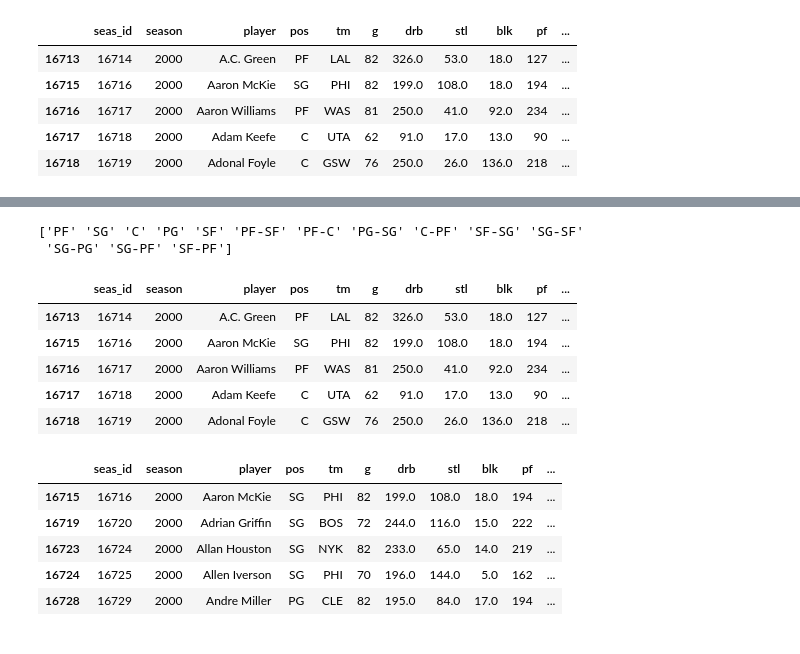
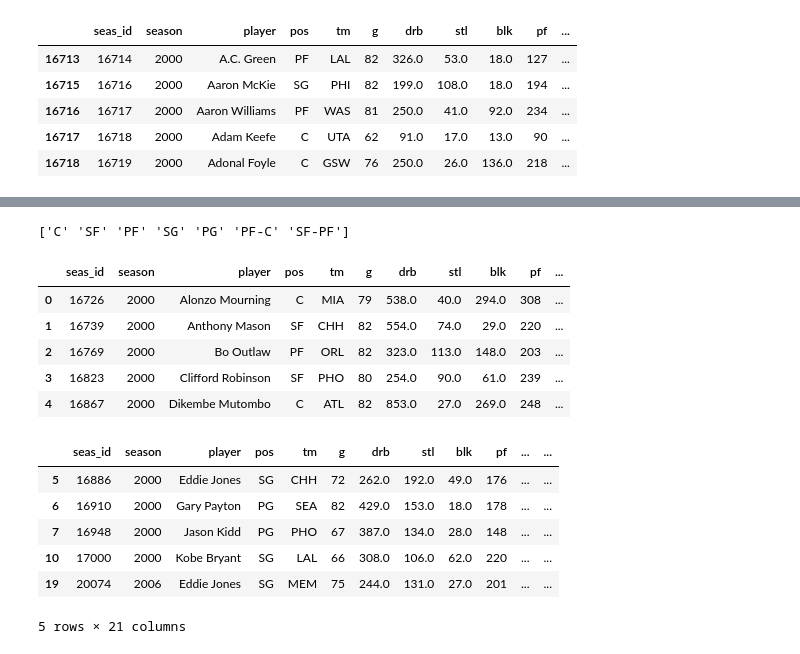
Before and after one commit to vtrackstar/Google-DA-Projects, a Jupyter notebook: best-defensive-nba-seasons.ipynb, the cells around one changed output, grey strips where cells are left out. Drawn from its saved outputs; the diff is of its cells as text; code cells hidden in the pictures.

Commit message:
Kaggle Notebook | Best Defensive NBA Seasons | Version 2

```diff
--- a/best-defensive-nba-seasons.ipynb
+++ b/best-defensive-nba-seasons.ipynb
@@ -42,12 +42,14 @@ playerpbp = pd.read_csv('/kaggle/input/nba-aba-baa-stats/Player Play By Play.csv
 playeraw = pd.read_csv('/kaggle/input/nba-aba-baa-stats/Player Award Shares.csv')
 playersh = pd.read_csv('/kaggle/input/nba-aba-baa-stats/Player Shooting.csv')
 playertot = pd.read_csv('/kaggle/input/nba-aba-baa-stats/Player Totals.csv')
+playeradv = pd.read_csv('/kaggle/input/nba-aba-baa-stats/Advanced.csv')
 
 print(playerpg.columns)
 print(playerpbp.columns)
 print(playeraw.columns)
 print(playersh.columns)
 print(playertot.columns)
+print(playeradv.columns)
 # %% [output]
 Index(['seas_id', 'season', 'player_id', 'player', 'birth_year', 'pos', 'age',
        'experience', 'lg', 'tm', 'g', 'gs', 'mp_per_game', 'fg_per_game',
@@ -69,12 +71,14 @@ Index(['seas_id', 'season', 'player_id', 'player', 'birth_year', 'pos', 'age',
 # %%
 defpg = playertot[['seas_id', 'season', 'player', 'pos', 'tm', 'g', 'drb', 'stl', 'blk', 'pf']]
 defpbp = playerpbp[['seas_id', 'on_court_plus_minus_per_100_poss', 'net_plus_minus_per_100_poss', 'shooting_foul_committed', 'offensive_foul_drawn']]
+defadv = playeradv[['seas_id', 'dws', 'dbpm']]
 
-defplr = defpg.merge(defpbp, on='seas_id', how='outer')
+defpr = defpg.merge(defpbp, on='seas_id', how='outer')
+defplr = defpr.merge(defadv, on='seas_id', how='outer')
 defplar = defplr.dropna()
 defplayr = defplar[defplar['g'] >= 60]
-defplayer = defplayr.copy()
-defplayer.head()
+dfplayer = defplayr.copy()
+dfplayer.head()
 # %% [output]
 |  | seas_id | season | player | pos | tm | g | drb | stl | blk | pf | ... |
 | 16713 | 16714 | 2000 | A.C. Green | PF | LAL | 82 | 326.0 | 53.0 | 18.0 | 127 | ... |
@@ -82,3 +86,8 @@ defplayer.head()
 | 16716 | 16717 | 2000 | Aaron Williams | PF | WAS | 81 | 250.0 | 41.0 | 92.0 | 234 | ... |
 | 16717 | 16718 | 2000 | Adam Keefe | C | UTA | 62 | 91.0 | 17.0 | 13.0 | 90 | ... |
 | 16718 | 16719 | 2000 | Adonal Foyle | C | GSW | 76 | 250.0 | 26.0 | 136.0 | 218 | ... |
+# %%
+award = pd.read_csv('/kaggle/input/nba-aba-baa-stats/Player Award Shares.csv')
+defpoy = award[award['award'] == 'dpoy']
+defdpoy = defpoy.copy()
+print(defdpoy.columns)
@@ -84,0 +98,5 @@ defplayer.head()
+# %%
+dpoy = defpoy[['seas_id', 'award', 'share', 'winner']]
+defplayer = dfplayer.merge(dpoy, on='seas_id', how='inner')
+defplayer['winner'] = defplayer['winner'].replace({'True': 1, 'False': 0}).astype(int)
+defplayer.head()
@@ -86,8 +111,7 @@ defplayer.head()
 unique_values = defplayer['pos'].unique()
 print(unique_values)
 # %% [output]
-['PF' 'SG' 'C' 'PG' 'SF' 'PF-SF' 'PF-C' 'PG-SG' 'C-PF' 'SF-SG' 'SG-SF'
- 'SG-PG' 'SG-PF' 'SF-PF']
+['C' 'SF' 'PF' 'SG' 'PG' 'PF-C' 'SF-PF']
 # %%
 def categorize(pos):
     if pos in ['SG', 'PG', 'PG-SG', 'SG-PG']:
@@ -102,23 +126,34 @@ defplayer['pos_group'] = defplayer['pos'].apply(categorize)
 defplayer.head()
 # %% [output]
 |  | seas_id | season | player | pos | tm | g | drb | stl | blk | pf | ... |
-| 16713 | 16714 | 2000 | A.C. Green | PF | LAL | 82 | 326.0 | 53.0 | 18.0 | 127 | ... |
-| 16715 | 16716 | 2000 | Aaron McKie | SG | PHI | 82 | 199.0 | 108.0 | 18.0 | 194 | ... |
-| 16716 | 16717 | 2000 | Aaron Williams | PF | WAS | 81 | 250.0 | 41.0 | 92.0 | 234 | ... |
-| 16717 | 16718 | 2000 | Adam Keefe | C | UTA | 62 | 91.0 | 17.0 | 13.0 | 90 | ... |
-| 16718 | 16719 | 2000 | Adonal Foyle | C | GSW | 76 | 250.0 | 26.0 | 136.0 | 218 | ... |
+| 0 | 16726 | 2000 | Alonzo Mourning | C | MIA | 79 | 538.0 | 40.0 | 294.0 | 308 | ... |
+| 1 | 16739 | 2000 | Anthony Mason | SF | CHH | 82 | 554.0 | 74.0 | 29.0 | 220 | ... |
+| 2 | 16769 | 2000 | Bo Outlaw | PF | ORL | 82 | 323.0 | 113.0 | 148.0 | 203 | ... |
+| 3 | 16823 | 2000 | Clifford Robinson | SF | PHO | 80 | 254.0 | 90.0 | 61.0 | 239 | ... |
+| 4 | 16867 | 2000 | Dikembe Mutombo | C | ATL | 82 | 853.0 | 27.0 | 269.0 | 248 | ... |
 # %%
 df1 = defplayer[defplayer['pos_group'] == 'Guard']
 defguard = df1.copy()
-defguard['score'] = (defguard['drb'] * 0.01) + (defguard['stl'] * 0.3) + (defguard['blk'] * 0.15) + (defguard['shooting_foul_committed'] * -0.25) + (defguard['offensive_foul_drawn'] * 0.15)
+defguard['score'] = (
+    defguard['share'] * 12 +
+    defguard['winner'] * 10 +
+    defguard['drb'] * 0.002 +
+    defguard['dbpm'] * 4 +
+    defguard['dws'] * 6 +
+    defguard['stl'] * 0.4 +
+    defguard['blk'] * 0.3 +
+    defguard['shooting_foul_committed'] * -0.3 +
+    defguard['offensive_foul_drawn'] * 0.2
+)
 defguard.head()
 # %% [output]
-|  | seas_id | season | player | pos | tm | g | drb | stl | blk | pf | ... |
-| 16715 | 16716 | 2000 | Aaron McKie | SG | PHI | 82 | 199.0 | 108.0 | 18.0 | 194 | ... |
-| 16719 | 16720 | 2000 | Adrian Griffin | SG | BOS | 72 | 244.0 | 116.0 | 15.0 | 222 | ... |
-| 16723 | 16724 | 2000 | Allan Houston | SG | NYK | 82 | 233.0 | 65.0 | 14.0 | 219 | ... |
-| 16724 | 16725 | 2000 | Allen Iverson | SG | PHI | 70 | 196.0 | 144.0 | 5.0 | 162 | ... |
-| 16728 | 16729 | 2000 | Andre Miller | PG | CLE | 82 | 195.0 | 84.0 | 17.0 | 194 | ... |
+|  | seas_id | season | player | pos | tm | g | drb | stl | blk | pf | ... | ... |
+| 5 | 16886 | 2000 | Eddie Jones | SG | CHH | 72 | 262.0 | 192.0 | 49.0 | 176 | ... | ... |
+| 6 | 16910 | 2000 | Gary Payton | PG | SEA | 82 | 429.0 | 153.0 | 18.0 | 178 | ... | ... |
+| 7 | 16948 | 2000 | Jason Kidd | PG | PHO | 67 | 387.0 | 134.0 | 28.0 | 148 | ... | ... |
+| 10 | 17000 | 2000 | Kobe Bryant | SG | LAL | 66 | 308.0 | 106.0 | 62.0 | 220 | ... | ... |
+| 19 | 20074 | 2006 | Eddie Jones | SG | MEM | 75 | 244.0 | 131.0 | 27.0 | 201 | ... | ... |
+5 rows × 21 columns
 # %%
 df2 = defplayer[defplayer['pos_group'] == 'Wing']
 defwing = df2.copy()
```
Also changed, not shown: parts of 12 cells of this notebook.
